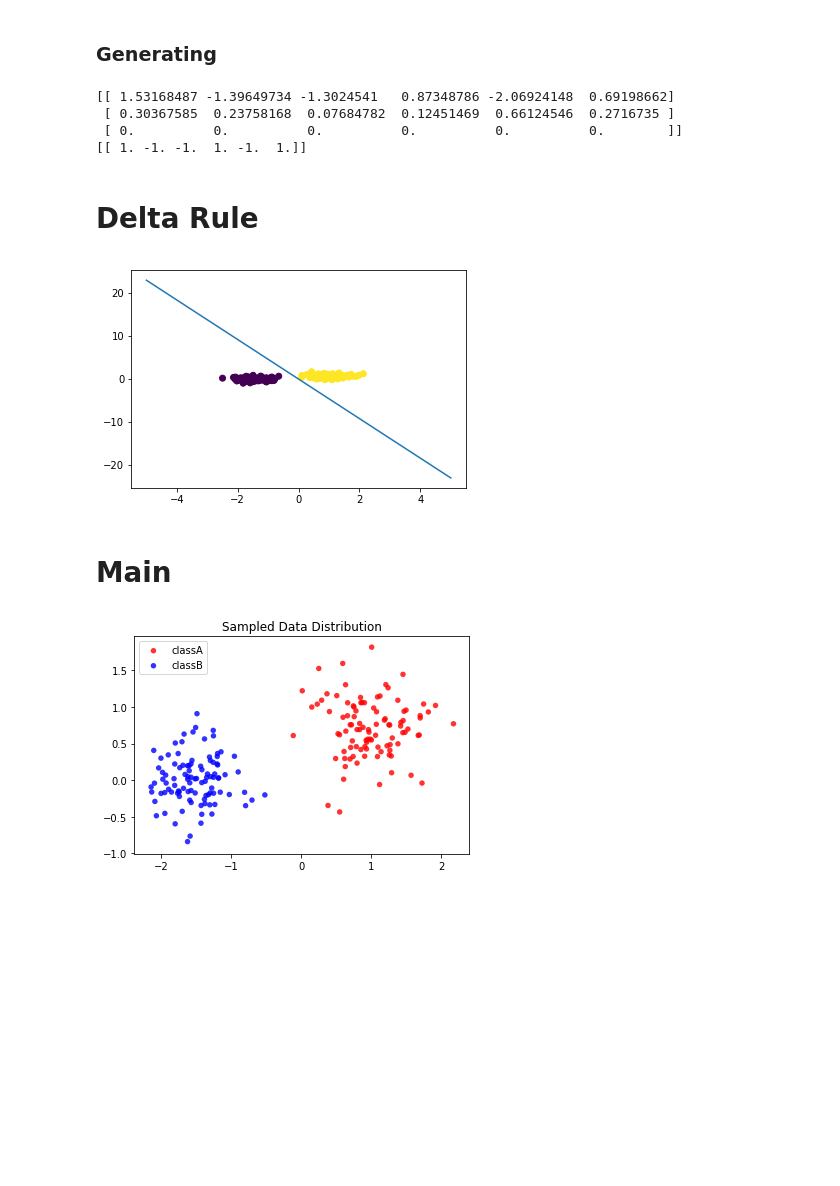
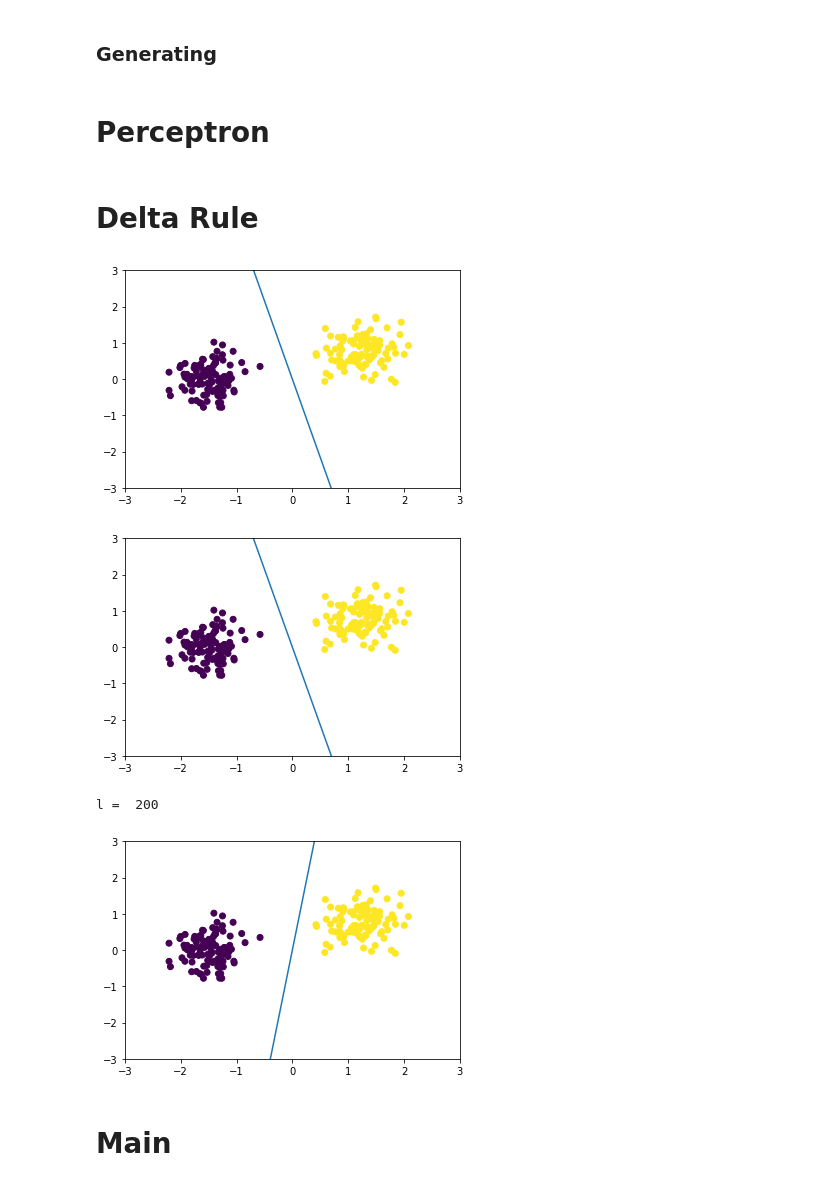
Before and after one commit to griiak/ANN-Assignment1-GS, a Jupyter notebook: A1/A1Part1.ipynb, the cells around one changed output. Saved outputs shown, nothing was run; the diff lists cells and outputs as text; code cells hidden in the pictures; blank space fills up the shorter version.

Commit message:
Prettied up delta rule, added batch delta rule, along with Pratima's perceptron code (with some changes to make it compatible with out data format).

```diff
--- a/A1/A1Part1.ipynb
+++ b/A1/A1Part1.ipynb
@@ -25,7 +26,7 @@ def line(x,W):
 ### Generating
 # %%
 def gen_binary(n = 100, bias = True):
-    mA = [1.0, 0.7]
+    mA = [1.2, 0.7]
     mB = [-1.5, 0.0]
     sigmaA = 0.4
     sigmaB = 0.35
@@ -66,13 +67,5 @@ def gen_W(X):
         W.T[2] = 0
 
     return W
-# %%
-np.random.seed(24)
-X, T = gen_binary(3, False)
-print(X)
-print(t)
-# %% [output]
-[[ 1.53168487 -1.39649734 -1.3024541   0.87348786 -2.06924148  0.69198662]
- [ 0.30367585  0.23758168  0.07684782  0.12451469  0.66124546  0.2716735 ]
- [ 0.          0.          0.          0.          0.          0.        ]]
-[[ 1. -1. -1.  1. -1.  1.]]
+# %% [markdown]
+# Perceptron
@@ -79,36 +102,42 @@ print(t)
 # %% [markdown]
 # Delta Rule
 # %%
-def delta(X,W,T,n):
-    inner = np.dot(W,X) - T
-    return n * np.dot(inner, np.transpose(X))
+def delta(W, x, t, eta):
+    inner = np.dot(W,x) - t
+    return eta * np.dot(inner, np.transpose(x))
 
-def run_delta(X,T,n_epochs):
-    #notation: T = true label, y = predicted label
-    n = 0.001
-    W = gen_W(X)
+def run_delta(W, X, T, eta, n_epochs):
+    Wnew = W[:]
     for e in range(n_epochs):
         for i in range(X.shape[1]):
             x = X[:,i,None]
-            t = T[:,i,None]
+            t = T[:,i]
+            Wnew = Wnew - delta(Wnew,x,t,eta)
+    return Wnew
 
-            Y = np.dot(W,x)
-            Y[Y > 0] = 1
-            Y[Y <= 0] = -1
-
-            W = W + delta(X,W,Y,n)
-    return W
-#         dw = delta(X,W,t,n)
-#         W = W + dw
+def run_delta_batch(W, X, T, eta, n_epochs):
+    Wnew = W[:]
+    for e in range(n_epochs):
+        Wnew = Wnew - eta*np.dot((np.dot(Wnew,X)-T),X.T)
+    return Wnew
 # %%
 X, T = gen_binary(100, False)
-W = run_delta(X,T,5)
-plot_decision_boundary(X,W,T)
+W = gen_W(X)
+
+W1 = run_delta(W,X,T,0.001,100)
+plot_decision_boundary(X,W1,T)
+
+W2 = run_delta_batch(W,X,T,0.001,10000)
+plot_decision_boundary(X,W2,T)
+
+W3 = weight_update_perceptron(X, T, 0.001, 10000)
+plot_decision_boundary(X,W3,T)
 # %% [output]
-[figure, old version]
+[figure, new version]
+[figure, added]
+l =  200
+[figure, added]
 # %% [markdown]
 # Main
 # %%
 data = gen_binary()
-# %% [output]
-[figure, removed]
```
Also changed, not shown: parts of 2 cells of this notebook.
